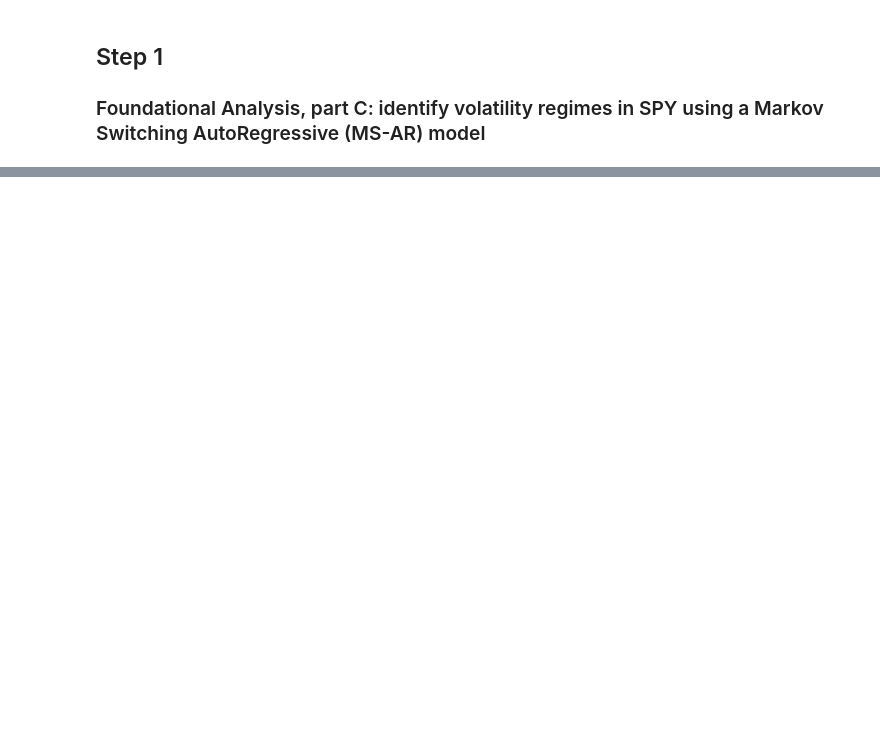
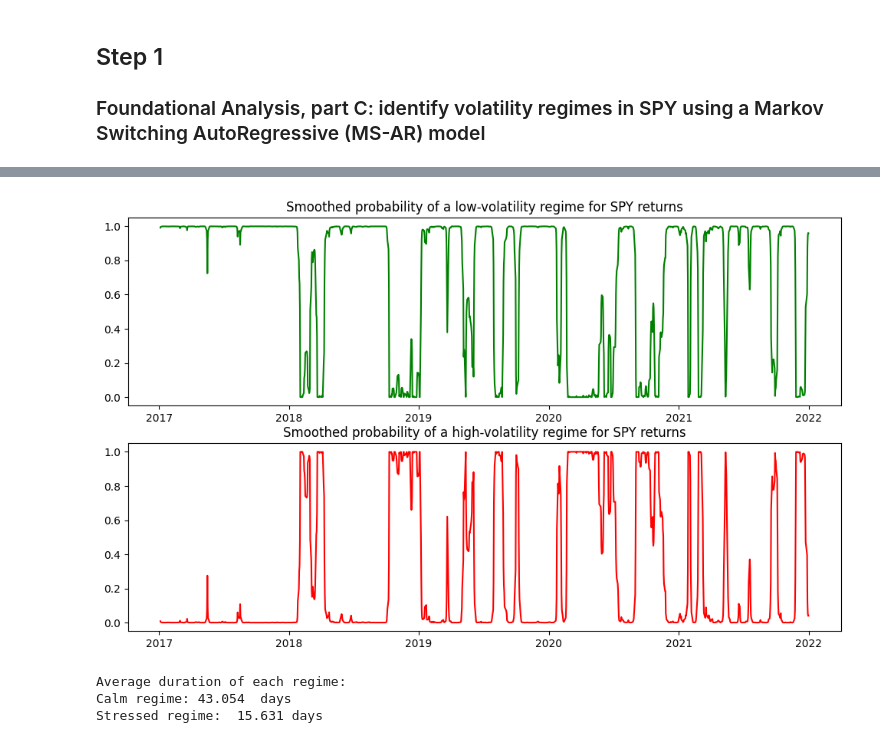
Before and after one commit to George-Creekbed/capstone_review, a Jupyter notebook: step1c.ipynb, the cells around one changed output, grey strips where cells are left out. Drawn from its saved outputs; the diff is of its cells as text; code cells hidden in the pictures; blank space fills up the shorter version.

```diff
--- a/step1c.ipynb
+++ b/step1c.ipynb
@@ -45,3 +67,18 @@ rets
 # %% [markdown]
 ## Step 1
 ### Foundational Analysis, part C: identify volatility regimes in SPY using a Markov Switching AutoRegressive (MS-AR) model
+# %%
+mod_spy = sm.tsa.MarkovAutoregression(rets["SPY"], k_regimes=2, order=1, trend='c', switching_ar=True, switching_variance=True)
+# %%
+# halflife
+tau_days = np.array([10.5, 21]) # observing SPY returns half-revert in 10 days when low vol, 21 when high vol
+business_year_in_days = 252
+tau = tau_days / business_year_in_days
+# UO's mean reversion adapted to AR(1)'s beta
+log2 = np.log(2)
+kappa = log2 / tau
+beta = np.exp(-kappa / business_year_in_days)
+
+# rough estimation of logit^-1(transition probabilities)
+P = np.array([0.9, 0.5])
+logit = np.exp(P)/(1 + np.exp(P))
@@ -47,0 +152,20 @@ rets
+# %%
+fig, axes = plt.subplots(2)
+
+ax = axes[0]
+ax.plot(spy_markov_results.smoothed_marginal_probabilities[1],'g')
+ax.set(title="Smoothed probability of a low-volatility regime for SPY returns")
+
+ax = axes[1]
+ax.plot(spy_markov_results.smoothed_marginal_probabilities[0],'r')
+ax.set(title="Smoothed probability of a high-volatility regime for SPY returns")
+plt.show()
+# %% [output]
+[figure, added]
+# %%
+print("Average duration of each regime:")
+print(f"Calm regime: {spy_markov_results.expected_durations[1]:.3f}  days\nStressed regime:  {spy_markov_results.expected_durations[0]:.3f} days")
+# %% [output]
+Average duration of each regime:
+Calm regime: 43.054  days
+Stressed regime:  15.631 days
```
Also changed, not shown: parts of 7 cells of this notebook.
